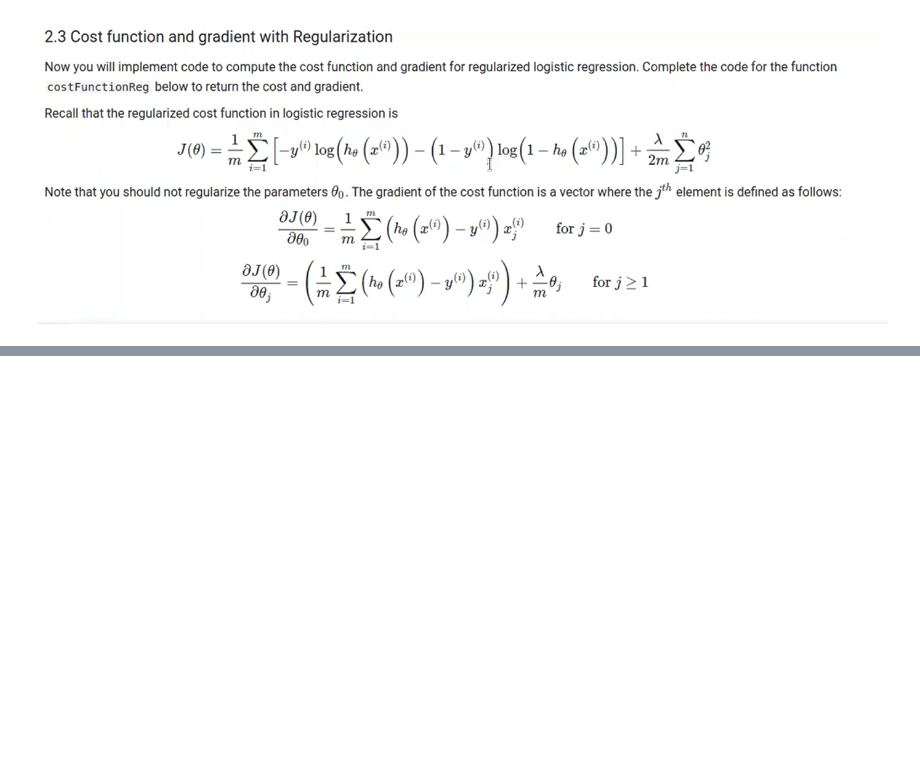
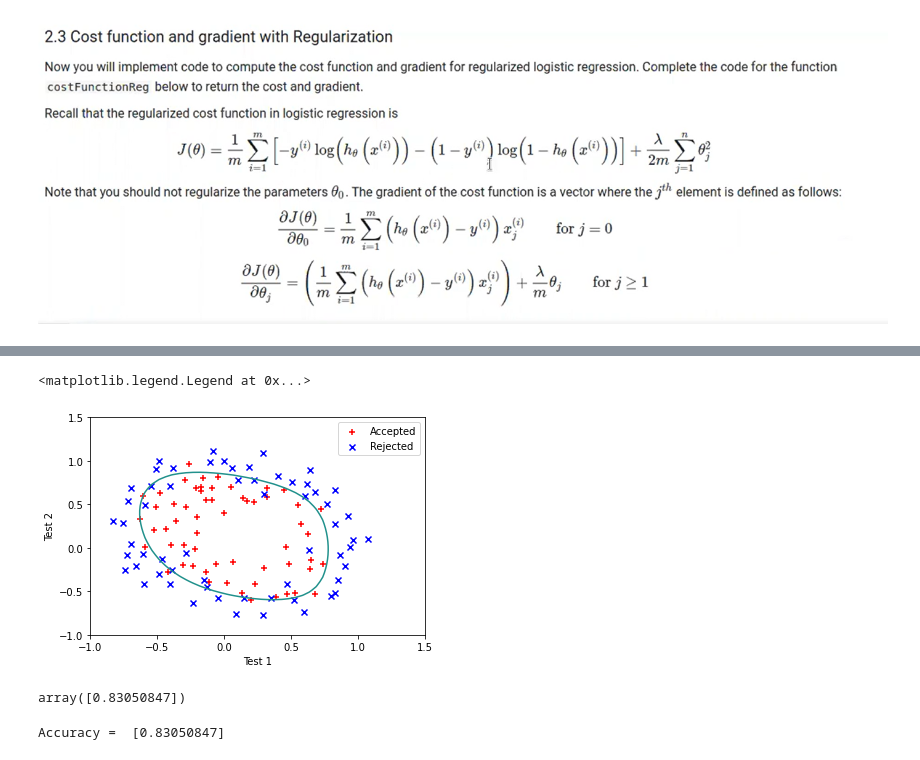
Before and after one commit to thidark/Machine-Learning-Python-, a Jupyter notebook: 2_Logistic_Regression.ipynb, the cells around one changed output, grey strips where cells are left out. Saved outputs shown, nothing was run; the diff lists cells and outputs as text; code cells hidden in the pictures; blank space fills up the shorter version.

```diff
--- a/2_Logistic_Regression.ipynb
+++ b/2_Logistic_Regression.ipynb
@@ -260,0 +623,31 @@ x_norm
+# %%
+def mapFeaturePlot(x1,x2,degree):
+  """
+  take in numpy array of x1 and x2, return all polynomial terms up to the given degree
+  """
+  out=np.ones(1)
+  for i in range(1,degree+1):
+    for j in range(i+1):
+      terms=(x1**(i-j) * x2**j)
+      out=np.hstack((out,terms))
+  return out
+# %%
+plt.scatter(x[pos[:,0],1], x[pos[:,0],2], c="r", marker="+", label="Accepted")
+plt.scatter(x[neg[:,0],1], x[neg[:,0],2], c="b", marker="x", label="Rejected")
+
+# Plotting decision boundary
+
+u_vals=np.linspace(-1,1.5,50)
+v_vals=np.linspace(-1,1.5,50)
+z=np.zeros((len(u_vals), len(v_vals)))
+for i in range(len(u_vals)):
+  for j in range(len(v_vals)):
+    z[i,j]=mapFeaturePlot(u_vals[i],v_vals[j],10) @ theta
+
+plt.contour(u_vals,v_vals,z.T,0)
+plt.xlabel("Test 1")
+plt.ylabel("Test 2")
+plt.legend(loc=0)
+# %% [output]
+<matplotlib.legend.Legend at 0x...>
+[figure, added]
@@ -260,0 +664,8 @@ x_norm
+# %%
+sum(p==y)/m
+# %% [output]
+array([0.83050847])
+# %%
+print ("Accuracy = ",sum(p==y)/m)
+# %% [output]
+Accuracy =  [0.83050847]
```
Also changed, not shown: parts of 89 cells of this notebook.
